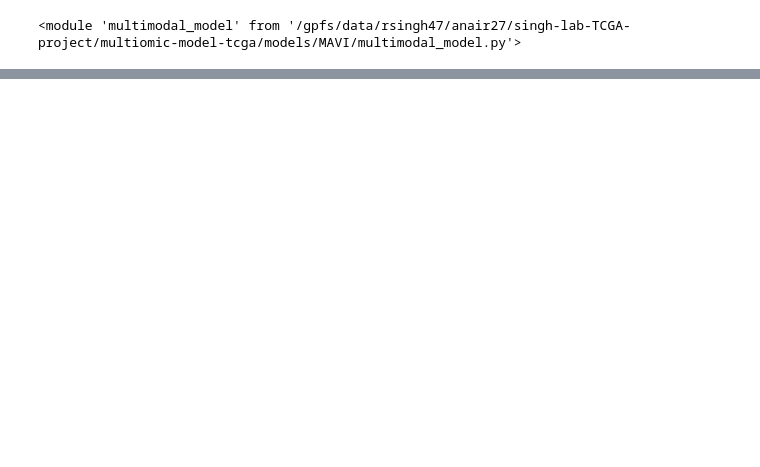
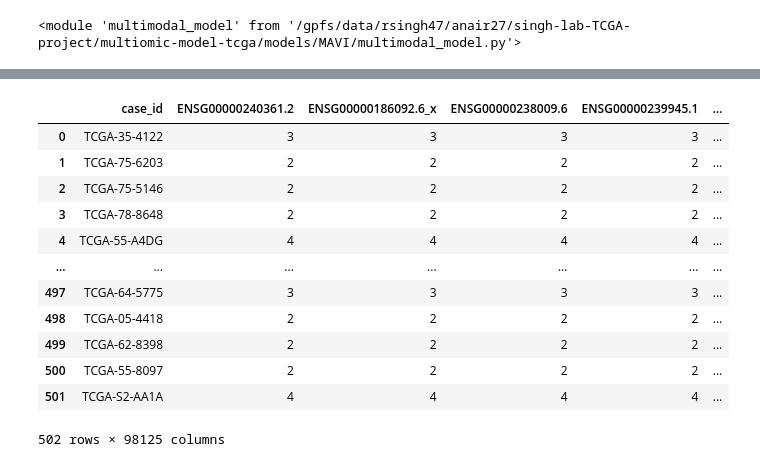
Before and after one commit to akira-nair/multiomic-model-tcga, a Jupyter notebook: models/MAVI/multimodal_model.ipynb, the cells around one changed output, grey strips where cells are left out. Cells and saved outputs as stored; diff of their text form; code cells hidden in the pictures; blank space fills up the shorter version.

```diff
--- a/models/MAVI/multimodal_model.ipynb
+++ b/models/MAVI/multimodal_model.ipynb
@@ -74,0 +89,16 @@ mmm.merged.head()
+# %%
+mmm.merged
+# %% [output]
+|  | case_id | ENSG00000240361.2 | ENSG00000186092.6_x | ENSG00000238009.6 | ENSG00000239945.1 | ... |
+| 0 | TCGA-35-4122 | 3 | 3 | 3 | 3 | ... |
+| 1 | TCGA-75-6203 | 2 | 2 | 2 | 2 | ... |
+| 2 | TCGA-75-5146 | 2 | 2 | 2 | 2 | ... |
+| 3 | TCGA-78-8648 | 2 | 2 | 2 | 2 | ... |
+| 4 | TCGA-55-A4DG | 4 | 4 | 4 | 4 | ... |
+| ... | ... | ... | ... | ... | ... | ... |
+| 497 | TCGA-64-5775 | 3 | 3 | 3 | 3 | ... |
+| 498 | TCGA-05-4418 | 2 | 2 | 2 | 2 | ... |
+| 499 | TCGA-62-8398 | 2 | 2 | 2 | 2 | ... |
+| 500 | TCGA-55-8097 | 2 | 2 | 2 | 2 | ... |
+| 501 | TCGA-S2-AA1A | 4 | 4 | 4 | 4 | ... |
+502 rows × 98125 columns
```
Also changed, not shown: parts of 21 cells of this notebook, 6 other files.
